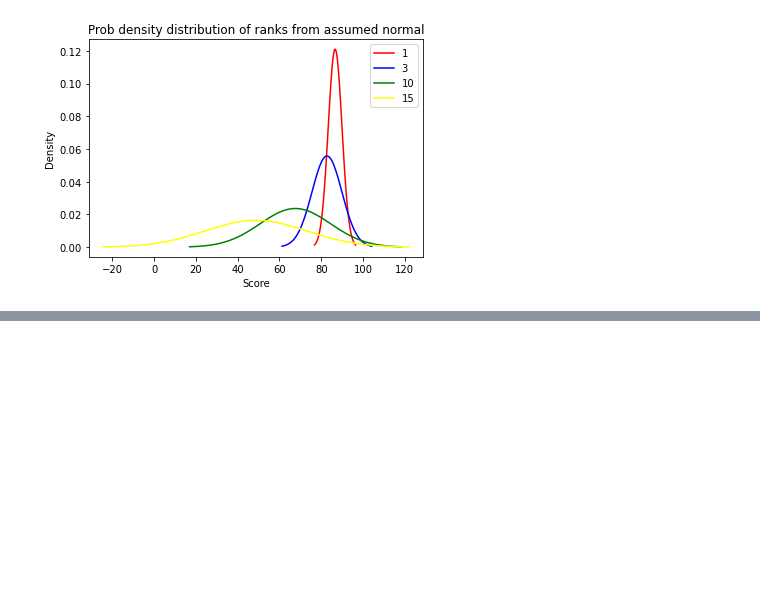
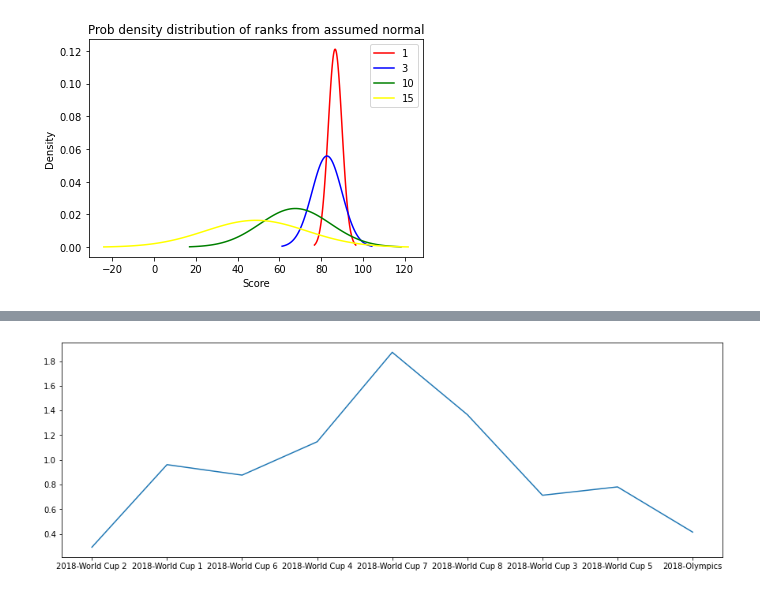
Before and after one commit to saurav193/Athlete_Rating, a Jupyter notebook: notebooks/modelling.ipynb, the cells around one changed output, grey strips where cells are left out. Drawn from its saved outputs; the diff is of its cells as text; code cells hidden in the pictures; blank space fills up the shorter version.

Commit message:
modelling at tier level completed

```diff
--- a/notebooks/modelling.ipynb
+++ b/notebooks/modelling.ipynb
@@ -267,0 +231,11 @@ array([ 1,  2,  3,  4,  5,  6,  7,  8,  9, 10, 11, 12, 13, 14, 15])
+# %%
+def get_mean_sd(data, rank):
+
+    scores = data[data['Finish_Rank']==rank]['Score_Metric'].values
+    # removing outliers
+    lb = np.percentile(scores, 5)
+    ub = np.percentile(scores, 99)
+
+    scores = scores[(scores>lb) & (scores<ub)]
+
+    return np.mean(scores), np.std(scores)
@@ -267,0 +274,26 @@ array([ 1,  2,  3,  4,  5,  6,  7,  8,  9, 10, 11, 12, 13, 14, 15])
+# %%
+#computing the competition scores based on score multiplier of top 5 from each competition
+
+def get_comp_score(data, top_ranks = 5):
+
+    competitions = data['Season_Comp'].unique()
+
+    output_df = data.copy()
+
+    output_df = output_df.reindex(columns = list(data.columns)+['Comp_factor'])
+
+    for comp in competitions:
+
+        # getting the mean and std dev for each rank
+        each_comp_df = output_df.loc[output_df['Season_Comp']==comp, :]
+
+        #taking the average score adjustments of top 5 ranks
+        comp_score = each_comp_df.loc[output_df['Finish_Rank'] <= top_ranks, 'Score_Multiplier'].values.mean()
+
+        output_df.loc[output_df['Season_Comp']==comp, ['Comp_factor']] = comp_score
+
+    return output_df
+# %%
+updated_tier1_df_M = get_comp_score(get_multiplier(tier1_df_M)).loc[:, ['Athlete_Comp_ID','Score_Metric','Finish_Rank','mean','stddev','zscore','Score_Multiplier','Adjusted_score','Comp_factor','Season','Season_Comp','Round']]
+updated_tier2_df_M = get_comp_score(get_multiplier(tier2_df_M)).loc[:, ['Athlete_Comp_ID','Score_Metric','Finish_Rank','mean','stddev','zscore','Score_Multiplier','Adjusted_score','Comp_factor','Season','Season_Comp','Round']]
+updated_tier3_df_M = get_comp_score(get_multiplier(tier3_df_M)).loc[:, ['Athlete_Comp_ID','Score_Metric','Finish_Rank','mean','stddev','zscore','Score_Multiplier','Adjusted_score','Comp_factor','Season','Season_Comp','Round']]
@@ -267,0 +304,7 @@ array([ 1,  2,  3,  4,  5,  6,  7,  8,  9, 10, 11, 12, 13, 14, 15])
+# %%
+plt.figure(figsize = (15,5))
+plt.plot(updated_tier1_df_M[updated_tier1_df_M['Season']==2018]['Season_Comp'],
+         updated_tier1_df_M[updated_tier1_df_M['Season']==2018]['Comp_factor'])
+plt.show()
+# %% [output]
+[figure, added]
```
Also changed, not shown: parts of 12 cells of this notebook, 7 other files.
